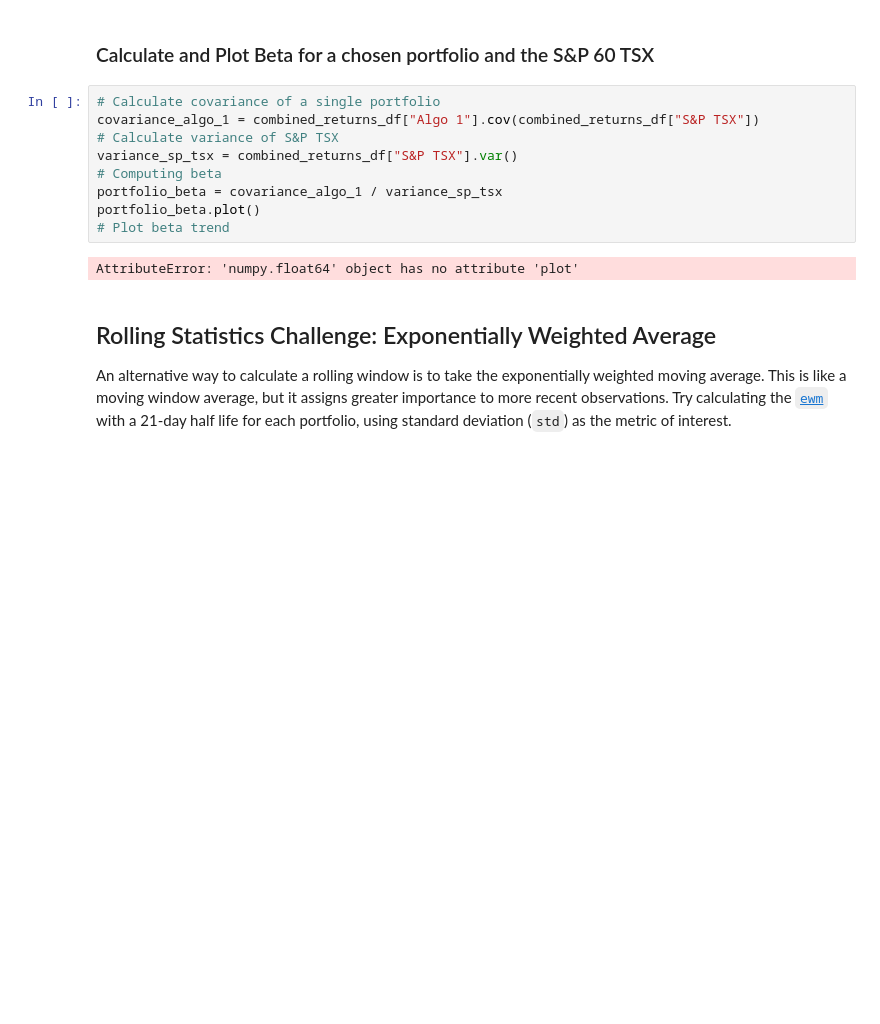
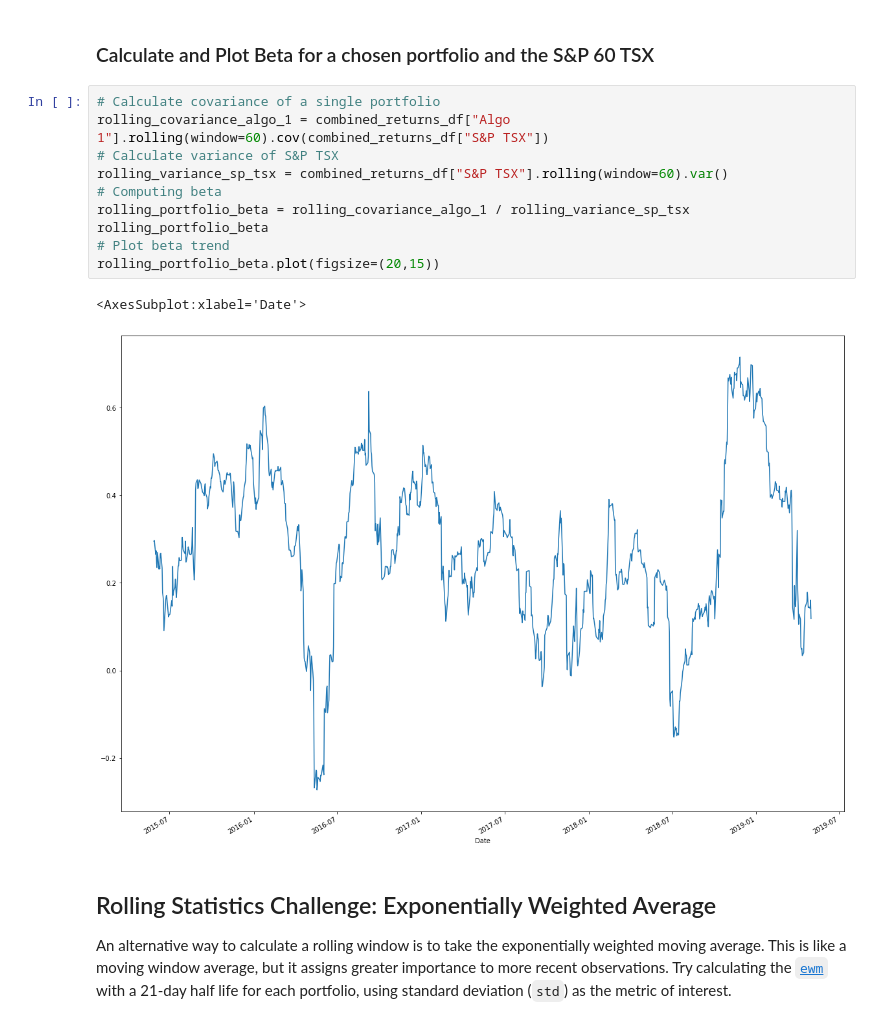
Before and after one commit to ngracan/Python-Challenge-2, a Jupyter notebook: Code/whale_analysis.ipynb, the cells around one changed output. Cells and saved outputs as stored; diff of their text form; blank space fills up the shorter version.

```diff
--- a/Code/whale_analysis.ipynb
+++ b/Code/whale_analysis.ipynb
@@ -312,15 +312,17 @@ sns.heatmap(correlation, vmin=-1, vmax=1)
 ### Calculate and Plot Beta for a chosen portfolio and the S&P 60 TSX
 # %%
 # Calculate covariance of a single portfolio
-covariance_algo_1 = combined_returns_df["Algo 1"].cov(combined_returns_df["S&P TSX"])
+rolling_covariance_algo_1 = combined_returns_df["Algo 1"].rolling(window=60).cov(combined_returns_df["S&P TSX"])
 # Calculate variance of S&P TSX
-variance_sp_tsx = combined_returns_df["S&P TSX"].var()
+rolling_variance_sp_tsx = combined_returns_df["S&P TSX"].rolling(window=60).var()
 # Computing beta
-portfolio_beta = covariance_algo_1 / variance_sp_tsx
-portfolio_beta.plot()
+rolling_portfolio_beta = rolling_covariance_algo_1 / rolling_variance_sp_tsx
+rolling_portfolio_beta
 # Plot beta trend
+rolling_portfolio_beta.plot(figsize=(20,15))
 # %% [output]
-AttributeError: 'numpy.float64' object has no attribute 'plot'
+<AxesSubplot:xlabel='Date'>
+[figure, added]
 # %% [markdown]
 ## Rolling Statistics Challenge: Exponentially Weighted Average
 
```
Also changed, not shown: parts of 3 cells of this notebook.
